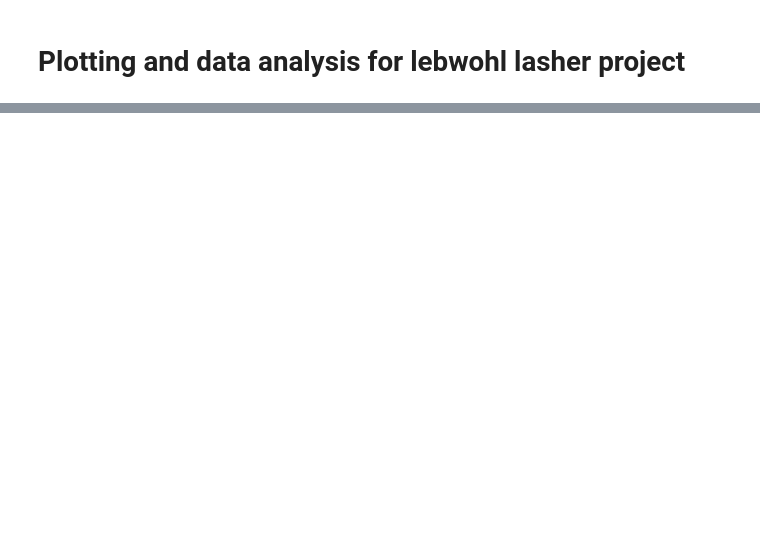
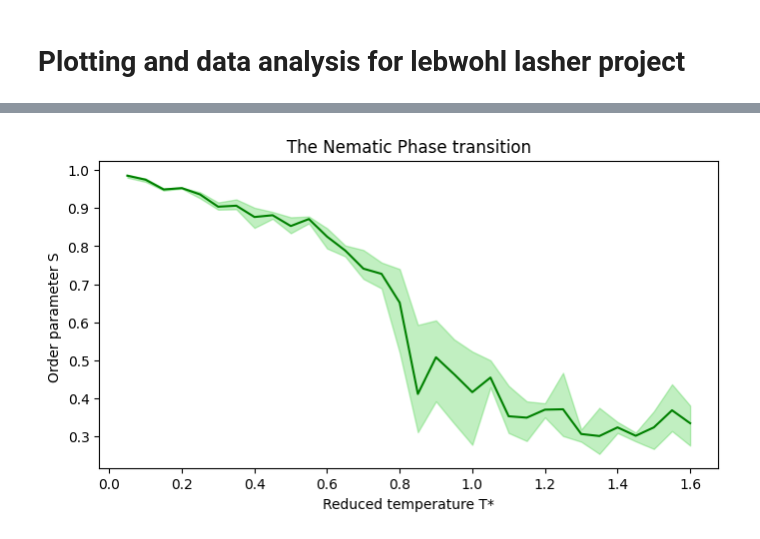
Before and after one commit to hamruu/LiquidCrystalSpeedup, a Jupyter notebook: leblash_analysis.ipynb, the cells around one changed output, grey strips where cells are left out. Cells and saved outputs as stored; diff of their text form; code cells hidden in the pictures; blank space fills up the shorter version.

```diff
--- a/leblash_analysis.ipynb
+++ b/leblash_analysis.ipynb
@@ -59,0 +68,23 @@ plt.show
+# %%
+#For order drop plot
+
+orderdrop1 = np.array([0.988, 0.977, 0.949, 0.953, 0.942, 0.900, 0.899, 0.848, 0.872, 0.876, 0.860, 0.794, 0.773, 0.790, 0.757, 0.520, 0.593, 0.605, 0.334, 0.448, 0.435, 0.309, 0.288, 0.387, 0.346, 0.315, 0.274, 0.324, 0.310, 0.366, 0.437, 0.276])
+orderdrop2 = np.array([0.980, 0.978, 0.952, 0.954, 0.926, 0.915, 0.897, 0.881, 0.890, 0.849, 0.878, 0.834, 0.791, 0.719, 0.736, 0.740, 0.331, 0.527, 0.501, 0.523, 0.429, 0.433, 0.368, 0.350, 0.301, 0.286, 0.375, 0.309, 0.308, 0.338, 0.314, 0.381])
+orderdrop3 = np.array([0.988, 0.969, 0.946, 0.951, 0.940, 0.896, 0.923, 0.901, 0.882, 0.834, 0.876, 0.847, 0.802, 0.714, 0.689, 0.695, 0.311, 0.392, 0.555, 0.278, 0.500, 0.317, 0.392, 0.374, 0.467, 0.318, 0.254, 0.338, 0.287, 0.267, 0.355, 0.347])
+orderdrop = (orderdrop1 + orderdrop2 + orderdrop3)/3
+
+order_min = np.minimum(np.minimum(orderdrop1, orderdrop2), orderdrop3)
+order_max = np.maximum(np.maximum(orderdrop1, orderdrop2), orderdrop3)
+
+
+orders = np.arange(0.05,1.65,0.05)
+
+plt.figure(figsize=(8,4))
+plt.plot(orders, orderdrop, color = 'green')
+plt.xlabel('Reduced temperature T*')
+plt.fill_between(orders, order_min, order_max, alpha=0.3,color = 'limegreen')
+plt.ylabel('Order parameter S ')
+plt.title("The Nematic Phase transition")
+plt.show()
+# %% [output]
+[figure, added]
```
Also changed, not shown: parts of 8 cells of this notebook, 1 other file.
